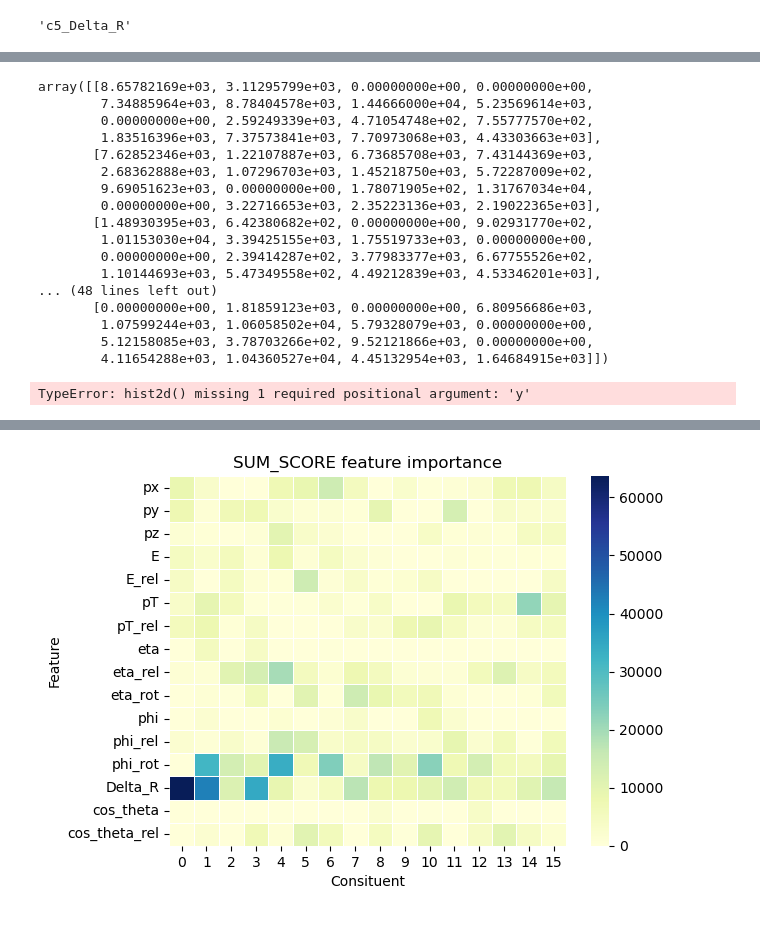
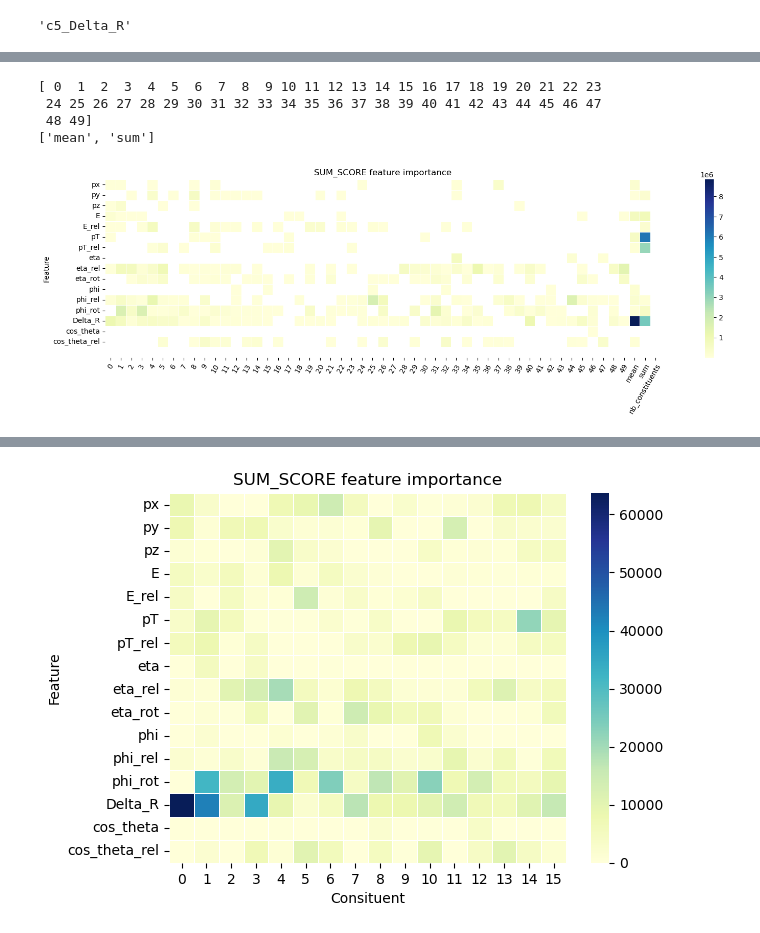
Before and after one commit to andygoliver/Masters_BDT, a Jupyter notebook: plot_feature_importance.ipynb, the cells around one changed output, grey strips where cells are left out. Saved outputs shown, nothing was run; the diff lists cells and outputs as text; code cells hidden in the pictures.

Commit message:
added full aggregated features

```diff
--- a/plot_feature_importance.ipynb
+++ b/plot_feature_importance.ipynb
@@ -146,5 +146,5 @@ WARNING:absl:Found untraced functions such as call_get_leaves, _update_step_xla
 INFO:tensorflow:Assets written to: Models/BDT_name_test/assets
 INFO:tensorflow:Assets written to: Models/BDT_name_test/assets
 # %%
-inspector = tfdf.inspector.make_inspector("Models/BDT_name_test/assets/")
+inspector = tfdf.inspector.make_inspector("Models/Binary_class/small_tests/BDT_c50_hpT_pct_agg_10000/assets/")
 # %%
@@ -181,4 +197,11 @@ feature_labels = [
         "cos_theta_rel"
     ]
 
-nb_constituents = 16
+full_agg_features = [
+    "mean",
+    "sum"
+]
+
+nb_constituents = 50
+nb_full_agg_features = 2
+nb_additional_features = 1
@@ -220,22 +322,2 @@ c15_cos_theta_rel was found
-# %%
-feature_rankings
-# %% [output]
-array([[8.65782169e+03, 3.11295799e+03, 0.00000000e+00, 0.00000000e+00,
-        7.34885964e+03, 8.78404578e+03, 1.44666000e+04, 5.23569614e+03,
-        0.00000000e+00, 2.59249339e+03, 4.71054748e+02, 7.55777570e+02,
-        1.83516396e+03, 7.37573841e+03, 7.70973068e+03, 4.43303663e+03],
-       [7.62852346e+03, 1.22107887e+03, 6.73685708e+03, 7.43144369e+03,
-        2.68362888e+03, 1.07296703e+03, 1.45218750e+03, 5.72287009e+02,
-        9.69051623e+03, 0.00000000e+00, 1.78071905e+02, 1.31767034e+04,
-        0.00000000e+00, 3.22716653e+03, 2.35223136e+03, 2.19022365e+03],
-       [1.48930395e+03, 6.42380682e+02, 0.00000000e+00, 9.02931770e+02,
-        1.01153030e+04, 3.39425155e+03, 1.75519733e+03, 0.00000000e+00,
-        0.00000000e+00, 2.39414287e+02, 3.77983377e+03, 6.67755526e+02,
-        1.10144693e+03, 5.47349558e+02, 4.49212839e+03, 4.53346201e+03],
-... (48 lines left out)
-       [0.00000000e+00, 1.81859123e+03, 0.00000000e+00, 6.80956686e+03,
-        1.07599244e+03, 1.06058502e+04, 5.79328079e+03, 0.00000000e+00,
-        5.12158085e+03, 3.78703266e+02, 9.52121866e+03, 0.00000000e+00,
-        4.11654288e+03, 1.04360527e+04, 4.45132954e+03, 1.64684915e+03]])
 # %%
 import matplotlib.pyplot as plt
@@ -242,4 +324,0 @@ import matplotlib.pyplot as plt
-# %%
-plt.hist2d(feature_rankings)
-# %% [output]
-TypeError: hist2d() missing 1 required positional argument: 'y'
@@ -247,0 +325,24 @@ import seaborn as sns
+# %%
+# xlabels = [str(i) for i in np.arange(nb_constituents)]
+
+xlabels = np.arange(nb_constituents)
+print(xlabels)
+print(full_agg_features)
+xlabels = np.concatenate((xlabels, full_agg_features))
+
+plt.subplots(figsize=(18.75,5))
+ax = sns.heatmap(new_feature_rankings, linewidth=0.5, cmap="YlGnBu", yticklabels = feature_labels, xticklabels = np.append(xlabels, 'nb_constituents'), mask = new_feature_rankings == 0, square  = True)
+ax.set(ylabel = 'Feature', title='SUM_SCORE feature importance')
+plt.setp(ax.get_xticklabels()[-3:], rotation=60, ha="right",
+         rotation_mode="anchor")
+plt.setp(ax.get_xticklabels()[:-3], rotation=60)
+plt.tight_layout()
+# plt.xticks(rotation=45, ha="right")
+# plt.savefig('Plots/SUM_SCORE_test.pdf')
+plt.show()
+# %% [output]
+[ 0  1  2  3  4  5  6  7  8  9 10 11 12 13 14 15 16 17 18 19 20 21 22 23
+ 24 25 26 27 28 29 30 31 32 33 34 35 36 37 38 39 40 41 42 43 44 45 46 47
+ 48 49]
+['mean', 'sum']
+[figure, added]
```
Also changed, not shown: parts of 13 cells of this notebook, 4 other files.
